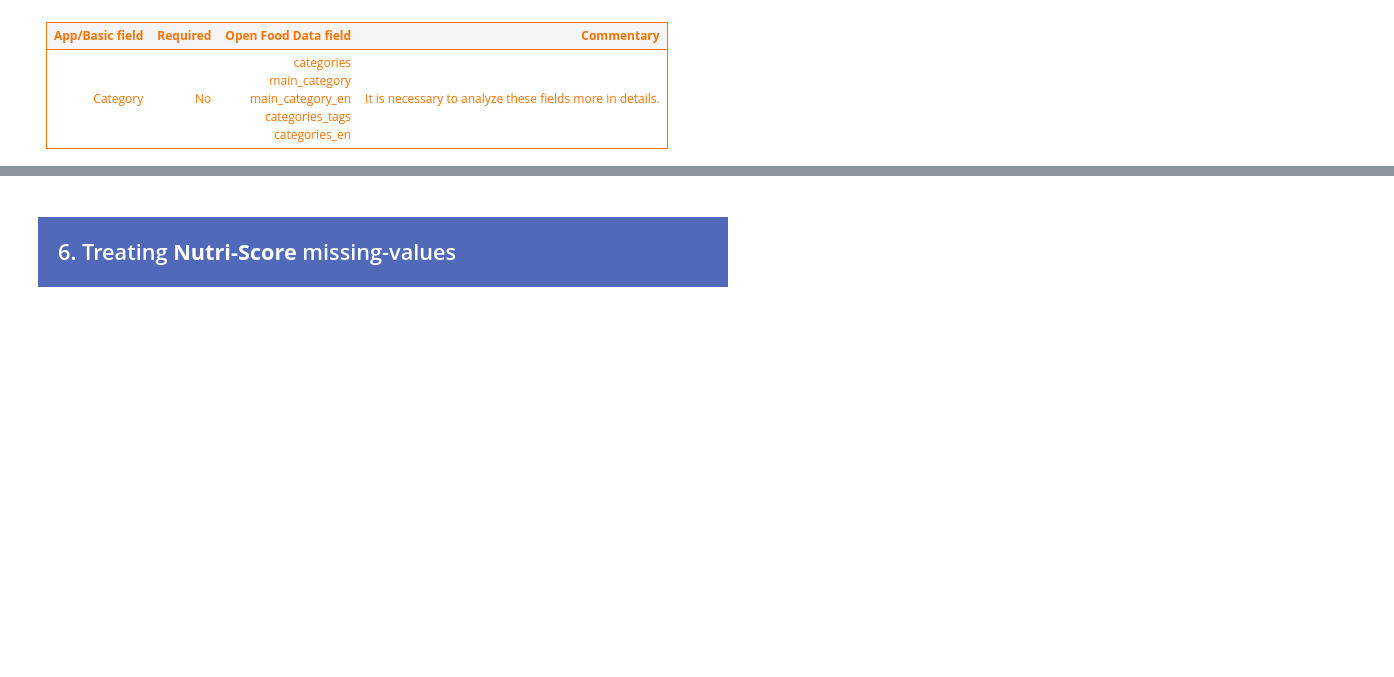
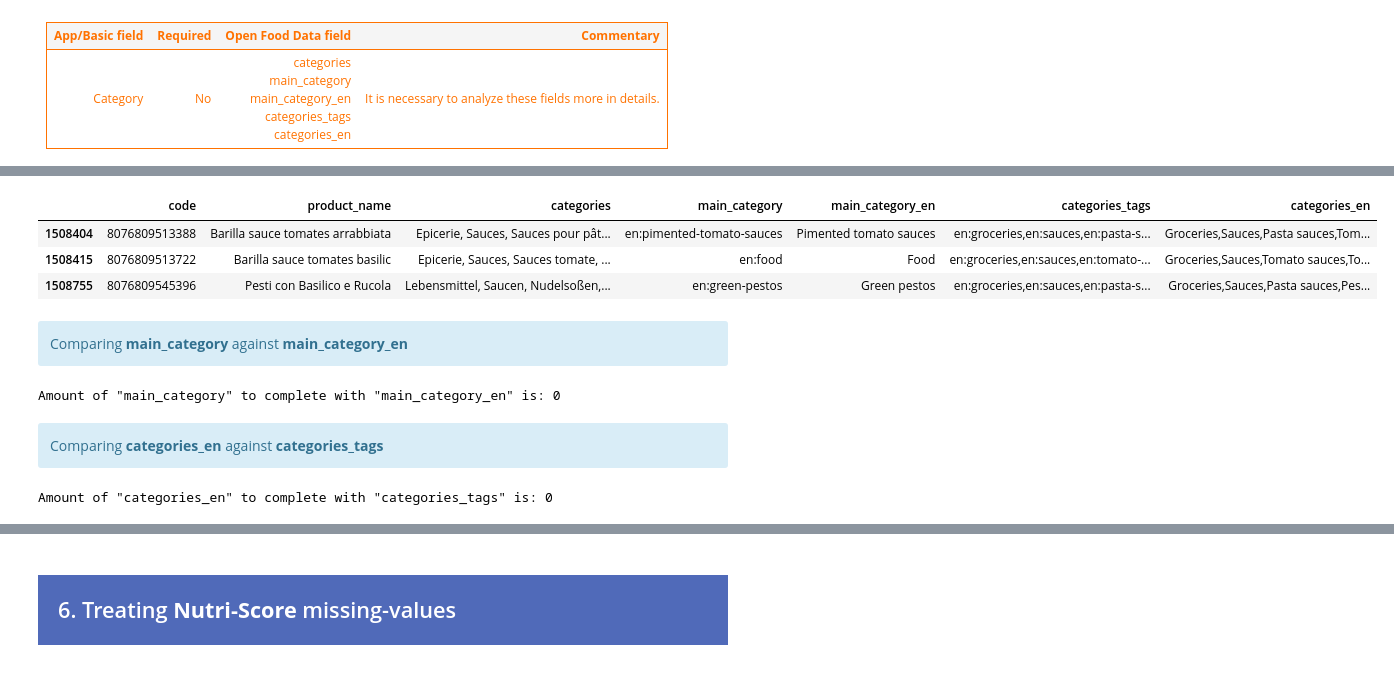
Before and after one commit to samirhinojosa/OC-P3-design-application-public-health, a Jupyter notebook: notebook.ipynb, the cells around one changed output, grey strips where cells are left out. Saved outputs shown, nothing was run; the diff lists cells and outputs as text; code cells hidden in the pictures; blank space fills up the shorter version.

```diff
--- a/notebook.ipynb
+++ b/notebook.ipynb
@@ -1210,0 +1466,14 @@ del df_nutri_score["fruits-vegetables-nuts-estimate_100g"]
+# %%
+VALUES_TEMP = [
+    "8076809513722", "8076809545396", "8076809513388"
+]
+# %%
+df_temp = pd.DataFrame(df_nutri_score[["code", "product_name", "categories", "main_category", "main_category_en", "categories_tags", "categories_en"]])
+# %%
+pd.set_option("max_colwidth", None)
+df_temp[df_temp["code"].isin(VALUES_TEMP)]
+# %% [output]
+|  | code | product_name | categories | main_category | main_category_en | categories_tags | categories_en |
+| 1508404 | 8076809513388 | Barilla sauce tomates arrabbiata | Epicerie, Sauces, Sauces pour pât... | en:pimented-tomato-sauces | Pimented tomato sauces | en:groceries,en:sauces,en:pasta-s... | Groceries,Sauces,Pasta sauces,Tom... |
+| 1508415 | 8076809513722 | Barilla sauce tomates basilic | Epicerie, Sauces, Sauces tomate, ... | en:food | Food | en:groceries,en:sauces,en:tomato-... | Groceries,Sauces,Tomato sauces,To... |
+| 1508755 | 8076809545396 | Pesti con Basilico e Rucola | Lebensmittel, Saucen, Nudelsoßen,... | en:green-pestos | Green pestos | en:groceries,en:sauces,en:pasta-s... | Groceries,Sauces,Pasta sauces,Pes... |
@@ -1210,0 +1482,20 @@ del df_nutri_score["fruits-vegetables-nuts-estimate_100g"]
+# %% [markdown]
+<div class="alert alert-block alert-info">
+    Comparing <b>main_category</b> against <b>main_category_en</b>
+</div>
+# %%
+print("Amount of \"main_category\" to complete with \"main_category_en\" is:",
+        df_temp[(df_temp["main_category"].isna()) & (df_nutri_score["main_category_en"].notnull())].shape[0]
+)
+# %% [output]
+Amount of "main_category" to complete with "main_category_en" is: 0
+# %% [markdown]
+<div class="alert alert-block alert-info">
+    Comparing <b>categories_en</b> against <b>categories_tags</b>
+</div>
+# %%
+print("Amount of \"categories_en\" to complete with \"categories_tags\" is:",
+        df_temp[(df_temp["categories_en"].isna()) & (df_nutri_score["categories_tags"].notnull())].shape[0]
+)
+# %% [output]
+Amount of "categories_en" to complete with "categories_tags" is: 0
```
Also changed, not shown: parts of 47 cells of this notebook.
